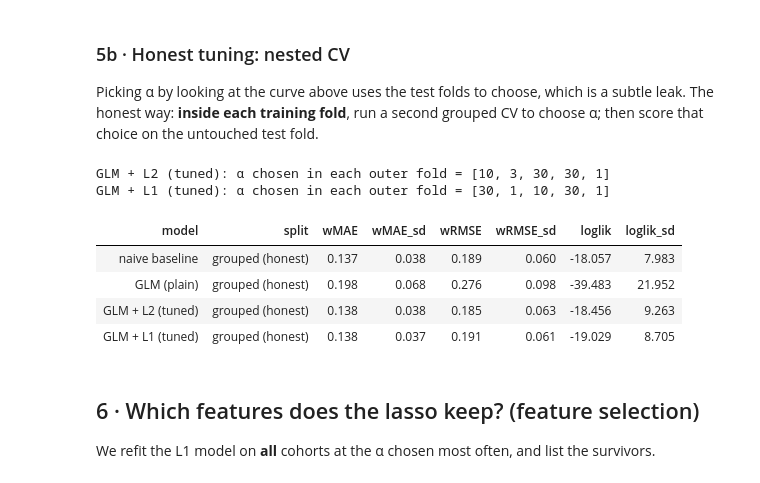
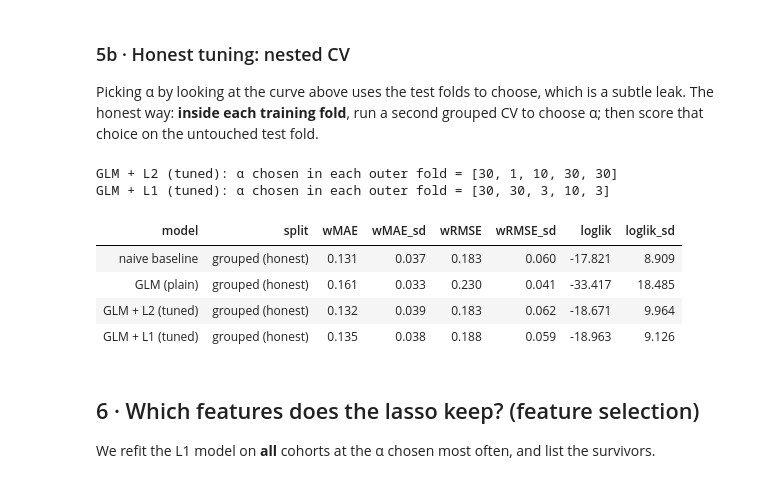
Before and after one commit to shibilshamz/immuno-compass, a Jupyter notebook: notebooks/05_binomial_glm.ipynb, the cells around one changed output. Cells and saved outputs as stored; diff of their text form; code cells hidden in the pictures.

```diff
--- a/notebooks/05_binomial_glm.ipynb
+++ b/notebooks/05_binomial_glm.ipynb
@@ -112,7 +112,7 @@ dispersion = 22.4   (intercept-only on Day 3 was ≈ 39)
 # %%
 fam = sm.families.Binomial()
 quasi   = sm.GLM(endog, X, family=fam).fit(scale="X2")
-cluster = sm.GLM(endog, X, family=fam).fit(cov_type="cluster", cov_kwds={"groups": pd.factorize(df[im.DRUG])[0]})
+cluster = sm.GLM(endog, X, family=fam).fit(cov_type="cluster", cov_kwds={"groups": pd.factorize(df[im.GROUP])[0]})
 
 ci = cluster.conf_int()
 OR = pd.DataFrame({
@@ -121,7 +121,7 @@ OR = pd.DataFrame({
     "p_naive": glm.pvalues, "p_quasi": quasi.pvalues, "p_cluster": cluster.pvalues,
 }).drop(index="const")
 print("features 'significant' at p < 0.05:")
-print(f"  naive: {(OR.p_naive < .05).sum()} | quasi-binomial: {(OR.p_quasi < .05).sum()} | cluster-by-drug: {(OR.p_cluster < .05).sum()}  (of {len(OR)})")
+print(f"  naive: {(OR.p_naive < .05).sum()} | quasi-binomial: {(OR.p_quasi < .05).sum()} | cluster-by-molecule: {(OR.p_cluster < .05).sum()}  (of {len(OR)})")
 display(OR.style.format({"odds_ratio": "{:.2f}", "CI_low": "{:.2f}", "CI_high": "{:.2f}",
                          "p_naive": "{:.3f}", "p_quasi": "{:.3f}", "p_cluster": "{:.3f}"})
           .apply(lambda r: ["font-weight:bold" if r.p_cluster < .05 else "" for _ in r], axis=1))
@@ -292,39 +292,39 @@ Picking α by looking at the curve above uses the test folds to choose, which is
 # %%
 def make_tuned_glm(L1_wt, alphas=ALPHAS, inner_splits=4):
     chosen = []
     def fn(train, test):
         inner = GroupKFold(n_splits=inner_splits)
         best_a, best_ll = None, -np.inf
         for a in alphas:
             lls = []
-            for tr_idx, va_idx in inner.split(train, groups=train[im.DRUG]):
+            for tr_idx, va_idx in inner.split(train, groups=train[im.GROUP]):
                 tr, va = train.iloc[tr_idx], train.iloc[va_idx]
                 pre, params = im.fit_glm(tr, alpha=a, L1_wt=L1_wt)
                 lls.append(im.mean_loglik(va["y"], va["n"], im.predict_glm(pre, params, va)))
             if np.mean(lls) > best_ll:
                 best_a, best_ll = a, np.mean(lls)
         chosen.append(best_a)
         pre, params = im.fit_glm(train, alpha=best_a, L1_wt=L1_wt)
         return im.predict_glm(pre, params, test)
     return fn, chosen
 
 for name, key, L1_wt in [("GLM + L2 (tuned)", "glm_l2", 0.0), ("GLM + L1 (tuned)", "glm_l1", 1.0)]:
     fn, chosen = make_tuned_glm(L1_wt)
     pf, oof = im.cross_validate(df, "fold_grouped", fn)
     rows[(name, "fold_grouped")] = pf
     im.save_results(key, pf, oof, df, ROOT)
     print(f"{name}: α chosen in each outer fold = {chosen}")
 
 tab = summary_table({k: v for k, v in rows.items() if k[1] == "fold_grouped"})
 display(tab.style.format({c: "{:.3f}" for c in tab.columns if c not in ("model", "split")}).hide(axis="index"))
 # %% [output]
-GLM + L2 (tuned): α chosen in each outer fold = [10, 3, 30, 30, 1]
-GLM + L1 (tuned): α chosen in each outer fold = [30, 1, 10, 30, 1]
+GLM + L2 (tuned): α chosen in each outer fold = [30, 1, 10, 30, 30]
+GLM + L1 (tuned): α chosen in each outer fold = [30, 30, 3, 10, 3]
 | model | split | wMAE | wMAE_sd | wRMSE | wRMSE_sd | loglik | loglik_sd |
-| naive baseline | grouped (honest) | 0.137 | 0.038 | 0.189 | 0.060 | -18.057 | 7.983 |
-| GLM (plain) | grouped (honest) | 0.198 | 0.068 | 0.276 | 0.098 | -39.483 | 21.952 |
-| GLM + L2 (tuned) | grouped (honest) | 0.138 | 0.038 | 0.185 | 0.063 | -18.456 | 9.263 |
-| GLM + L1 (tuned) | grouped (honest) | 0.138 | 0.037 | 0.191 | 0.061 | -19.029 | 8.705 |
+| naive baseline | grouped (honest) | 0.131 | 0.037 | 0.183 | 0.060 | -17.821 | 8.909 |
+| GLM (plain) | grouped (honest) | 0.161 | 0.033 | 0.230 | 0.041 | -33.417 | 18.485 |
+| GLM + L2 (tuned) | grouped (honest) | 0.132 | 0.039 | 0.183 | 0.062 | -18.671 | 9.964 |
+| GLM + L1 (tuned) | grouped (honest) | 0.135 | 0.038 | 0.188 | 0.059 | -18.963 | 9.126 |
 # %% [markdown]
 ## 6 · Which features does the lasso keep? (feature selection)
 We refit the L1 model on **all** cohorts at the α chosen most often, and list the survivors.
```
Also changed, not shown: parts of 11 cells of this notebook, 53 other files.
